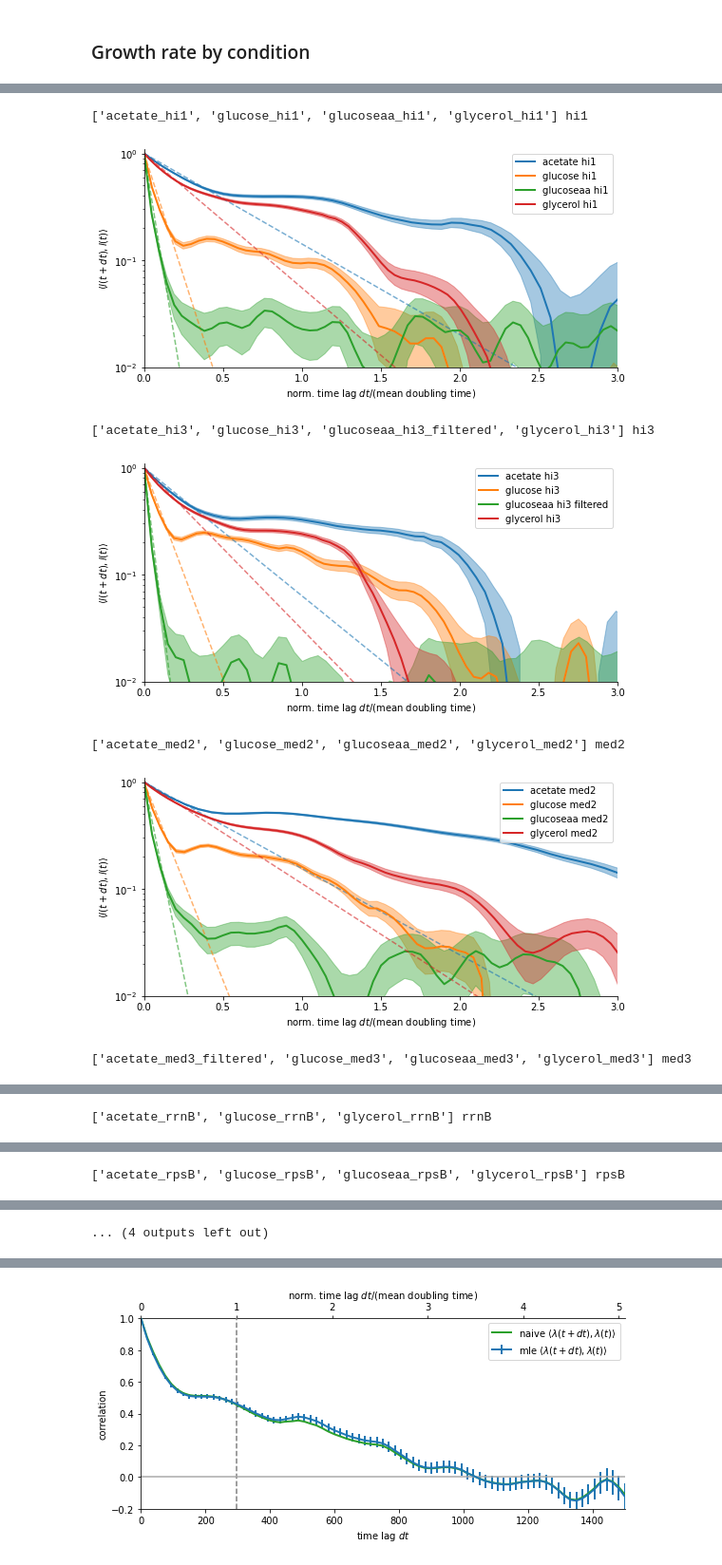
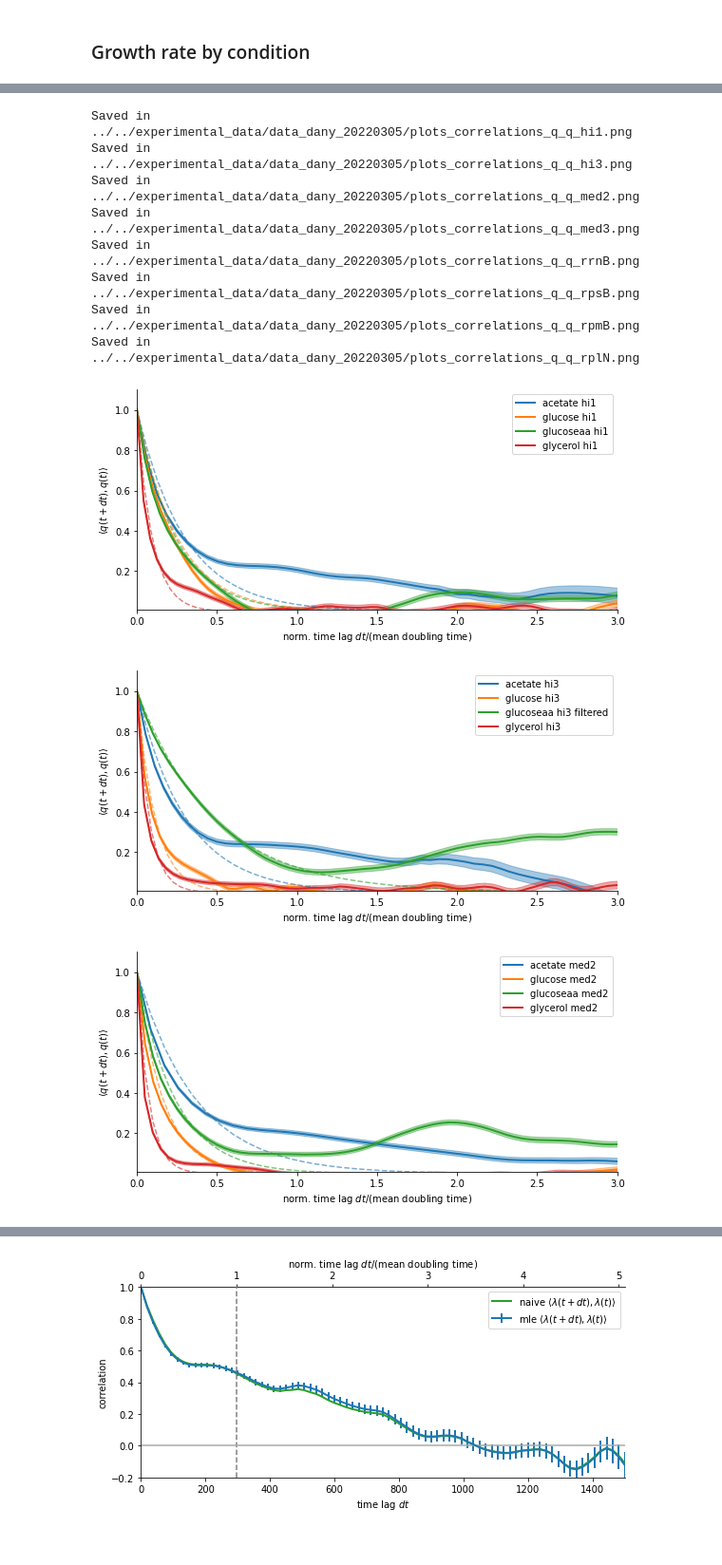
Before and after one commit to bjks/gfp_gaussian_process, a Jupyter notebook: python_src/plot_correlations_from_npz.ipynb, the cells around one changed output, grey strips where cells are left out. Shown at 95% size. Drawn from its saved outputs; the diff is of its cells as text; code cells hidden in the pictures.

Commit message:
updated plot scripts

```diff
--- a/python_src/plot_correlations_from_npz.ipynb
+++ b/python_src/plot_correlations_from_npz.ipynb
@@ -363,15 +362,17 @@ def plot_xy_correlation_list(correlation_function_list, x, y,
 
     fig.tight_layout(h_pad=4)
     if plot_file != None:
-        plot_output = plot_file.format(y[0], x[0])
-        print("Saved in", plot_output)
-        fig.savefig(plot_output, dpi=300, facecolor="white")
+        print("Saved in", plot_file)
+        fig.savefig(plot_file, dpi=300, facecolor="white")
     else:
         plt.show()
 # %% [markdown]
 ### Reading files
 # %%
 input_dir = "../../experimental_data/data_dany_20220305/"
+
+plot_dir = os.path.join(input_dir, "plots_correlations_{:s}_{:s}_{:s}.png")
+
 corralations_filenames = get_input_files(input_dir, keyword="correlations", ext=".npz")
 
 conditions = ["acetate", "glycerol", "glucose", "glucoseaa"]
@@ -433,23 +461,26 @@ for condition, xmax, ymin in zip(conditions, [2.5, 2.5, 2, 1.5], [0.1, 0.05, 0.0
 # %%
 for promoter in promoters:
-    print(get_filtered_keys(corr_dict, promoter), promoter)
     plot_xy_correlation_list(get_filtered_values(corr_dict, promoter),
-                                "l(t+dt)", "l(t)",
-                                plot_file=None,
+                                "q(t+dt)", "q(t)",
+                                plot_file=plot_dir.format("q", "q", promoter),
                                 label=get_filtered_keys(corr_dict, promoter),
-                                gamma=get_filtered_values(gamma_lambdas, promoter),
+                                gamma=get_filtered_values(gamma_qs, promoter),
                                 mean_lambda = get_filtered_values(mean_lambdas, promoter),
                                 scale_t=True,
                                 ylim=[0.01, 1.1],
                                 xlim=[0, 3],
                                 err_style="fill",
-                                log=True,
+                                log=False,
                                 min_joint_number=1)
 # %% [output]
-['acetate_hi1', 'glucose_hi1', 'glucoseaa_hi1', 'glycerol_hi1'] hi1
+Saved in ../../experimental_data/data_dany_20220305/plots_correlations_q_q_hi1.png
+Saved in ../../experimental_data/data_dany_20220305/plots_correlations_q_q_hi3.png
+Saved in ../../experimental_data/data_dany_20220305/plots_correlations_q_q_med2.png
+Saved in ../../experimental_data/data_dany_20220305/plots_correlations_q_q_med3.png
+Saved in ../../experimental_data/data_dany_20220305/plots_correlations_q_q_rrnB.png
+Saved in ../../experimental_data/data_dany_20220305/plots_correlations_q_q_rpsB.png
+Saved in ../../experimental_data/data_dany_20220305/plots_correlations_q_q_rpmB.png
+Saved in ../../experimental_data/data_dany_20220305/plots_correlations_q_q_rplN.png
-[figure, old version]
+[figure, new version]
-['acetate_hi3', 'glucose_hi3', 'glucoseaa_hi3_filtered', 'glycerol_hi3'] hi3
-[figure, old version]
+[figure, new version]
-['acetate_med2', 'glucose_med2', 'glucoseaa_med2', 'glycerol_med2'] med2
-[figure, old version]
+[figure, new version]
-['acetate_med3_filtered', 'glucose_med3', 'glucoseaa_med3', 'glycerol_med3'] med3
@@ -457 +487,0 @@ for promoter in promoters:
-['acetate_rrnB', 'glucose_rrnB', 'glycerol_rrnB'] rrnB
@@ -459 +488,0 @@ for promoter in promoters:
-['acetate_rpsB', 'glucose_rpsB', 'glucoseaa_rpsB', 'glycerol_rpsB'] rpsB
@@ -461 +489,0 @@ for promoter in promoters:
-... (4 outputs left out)
```
Also changed, not shown: parts of 5 cells of this notebook, 5 other files.
